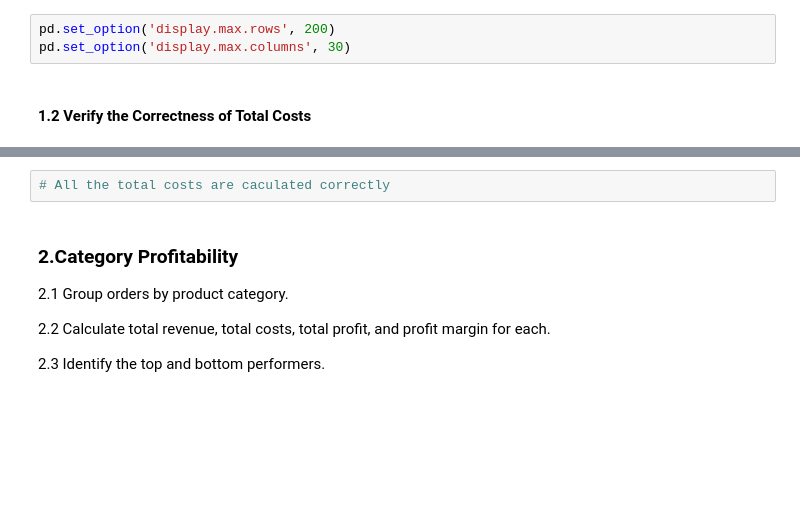
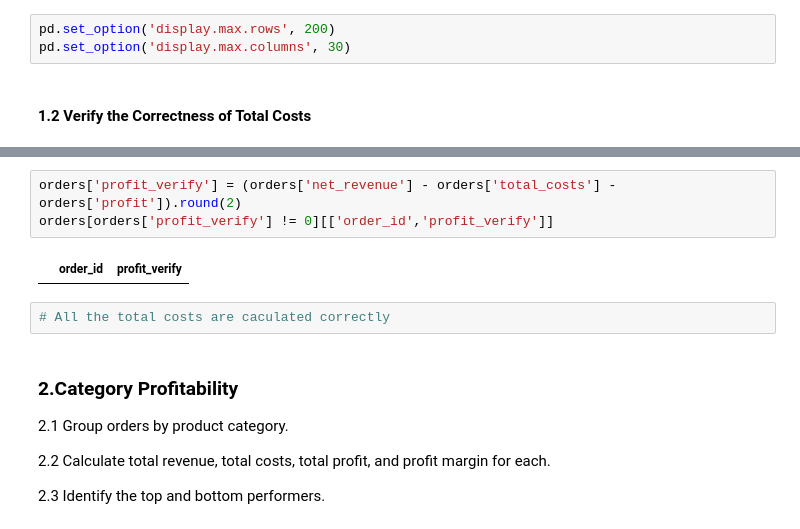
Before and after one commit to Felix-Xuhaixin/E-Commerce-Profitability-Analysis, a Jupyter notebook: E-Commerce Profitability Analysis.ipynb, the cells around one changed output, grey strips where cells are left out. Saved outputs shown, nothing was run; the diff lists cells and outputs as text; blank space fills up the shorter version.

```diff
--- a/E-Commerce Profitability Analysis.ipynb
+++ b/E-Commerce Profitability Analysis.ipynb
@@ -85,3 +85,8 @@ orders[orders['verify'] != 0][['order_id','verify']]
+# %%
+orders['profit_verify'] = (orders['net_revenue'] - orders['total_costs'] - orders['profit']).round(2)
+orders[orders['profit_verify'] != 0][['order_id','profit_verify']]
+# %% [output]
+|  | order_id | profit_verify |
 # %%
 # All the total costs are caculated correctly
 # %% [markdown]
```
Also changed, not shown: parts of 7 cells of this notebook.
